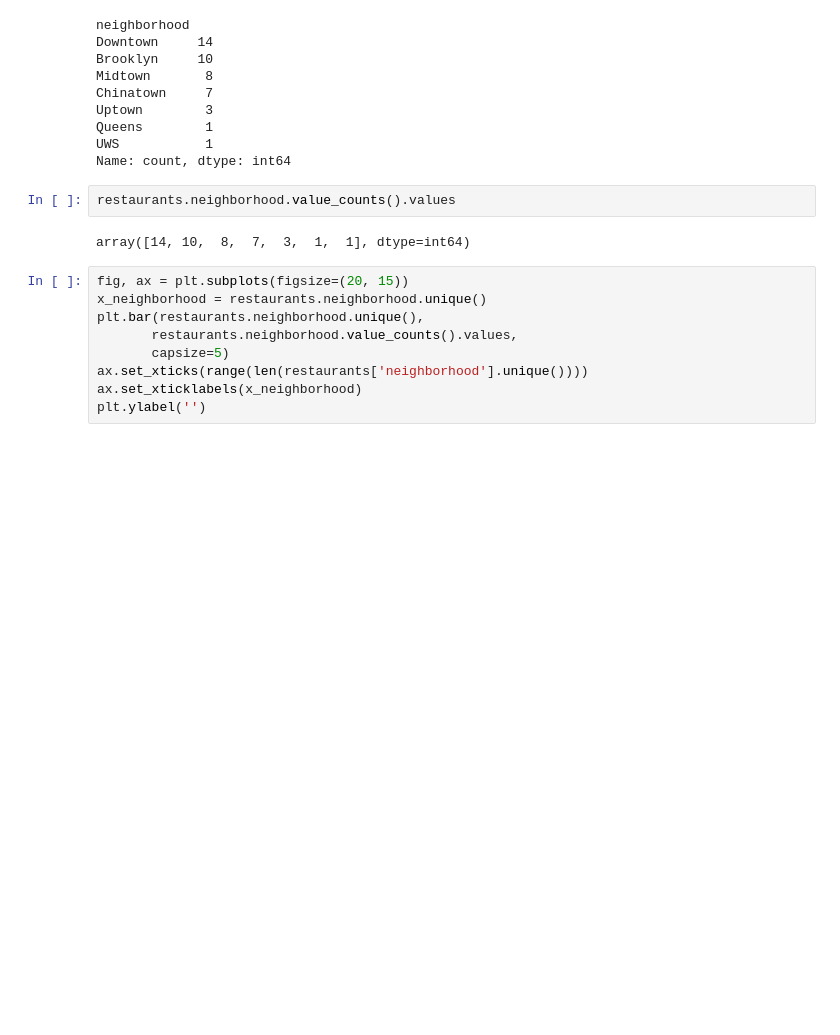
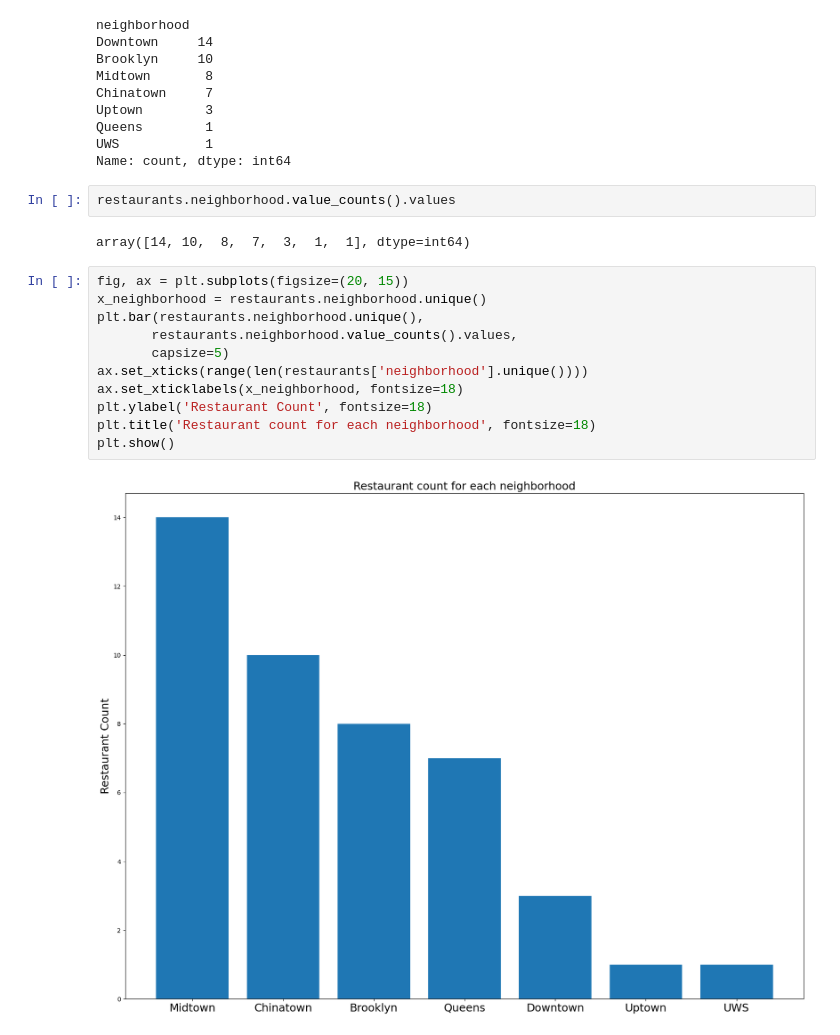
Before and after one commit to maximilianjun/food-wheel-mini-project-2, a Jupyter notebook: foodwheel_project.ipynb, the cells around one changed output. Drawn from its saved outputs; the diff is of its cells as text; blank space fills up the shorter version.

```diff
--- a/foodwheel_project.ipynb
+++ b/foodwheel_project.ipynb
@@ -207,9 +207,13 @@ array([14, 10,  8,  7,  3,  1,  1], dtype=int64)
 # %%
 fig, ax = plt.subplots(figsize=(20, 15))
 x_neighborhood = restaurants.neighborhood.unique()
 plt.bar(restaurants.neighborhood.unique(),
        restaurants.neighborhood.value_counts().values,
        capsize=5)
 ax.set_xticks(range(len(restaurants['neighborhood'].unique())))
-ax.set_xticklabels(x_neighborhood)
-plt.ylabel('')
+ax.set_xticklabels(x_neighborhood, fontsize=18)
+plt.ylabel('Restaurant Count', fontsize=18)
+plt.title('Restaurant count for each neighborhood', fontsize=18)
+plt.show()
+# %% [output]
+[figure, added]
```
